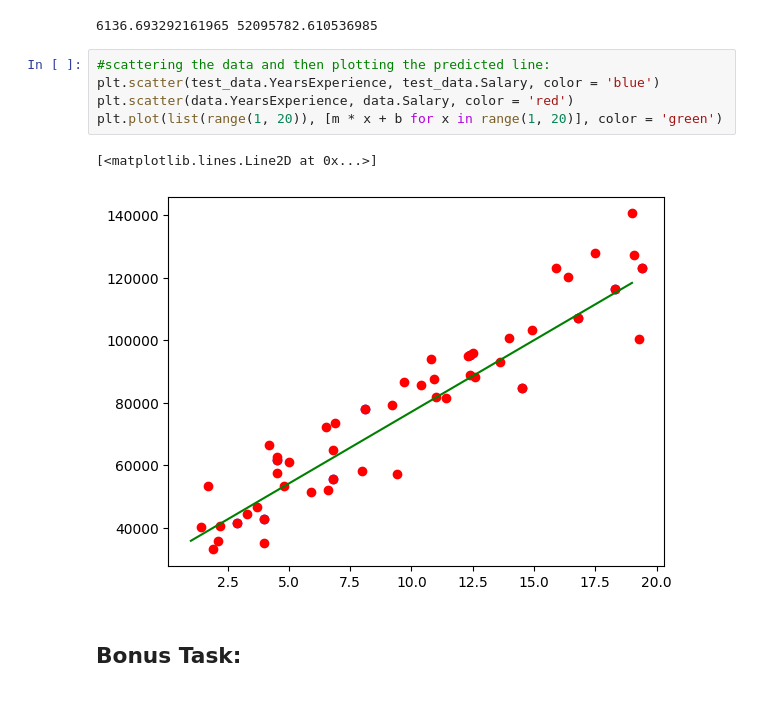
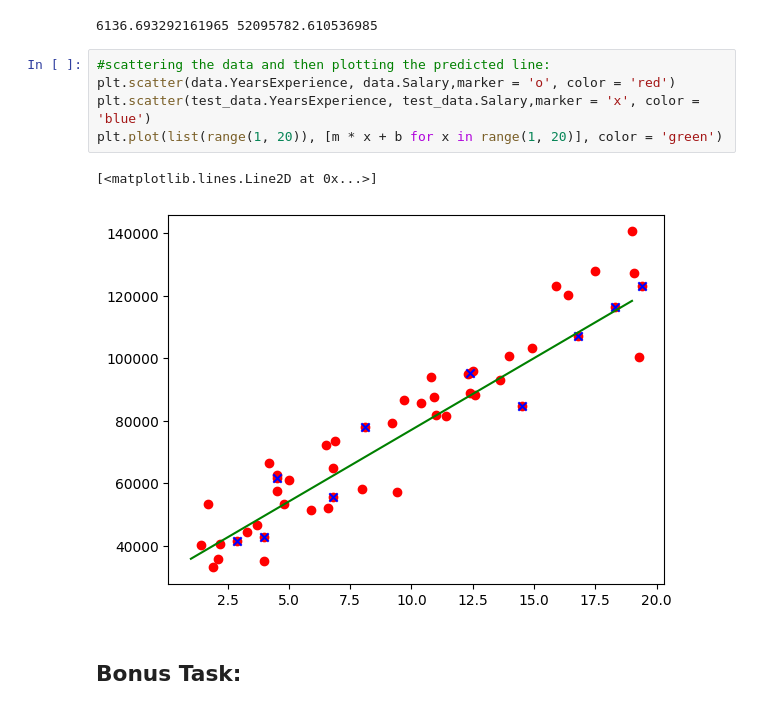
Before and after one commit to Bing-Chilling-07/BCS_Assignments, a Jupyter notebook: Assignment_2.ipynb, the cells around one changed output. Cells and saved outputs as stored; diff of their text form.

```diff
--- a/Assignment_2.ipynb
+++ b/Assignment_2.ipynb
@@ -136,12 +135,12 @@ print(MAE, MSE)
 6136.693292161965 52095782.610536985
 # %%
 #scattering the data and then plotting the predicted line:
-plt.scatter(test_data.YearsExperience, test_data.Salary, color = 'blue')
-plt.scatter(data.YearsExperience, data.Salary, color = 'red')
+plt.scatter(data.YearsExperience, data.Salary,marker = 'o', color = 'red')
+plt.scatter(test_data.YearsExperience, test_data.Salary,marker = 'x', color = 'blue')
 plt.plot(list(range(1, 20)), [m * x + b for x in range(1, 20)], color = 'green')
 # %% [output]
 [<matplotlib.lines.Line2D at 0x...>]
-[figure, old version]
+[figure, new version]
 # %% [markdown]
 ## **Bonus Task:**
 # %%
```
Also changed, not shown: parts of 2 cells of this notebook.
